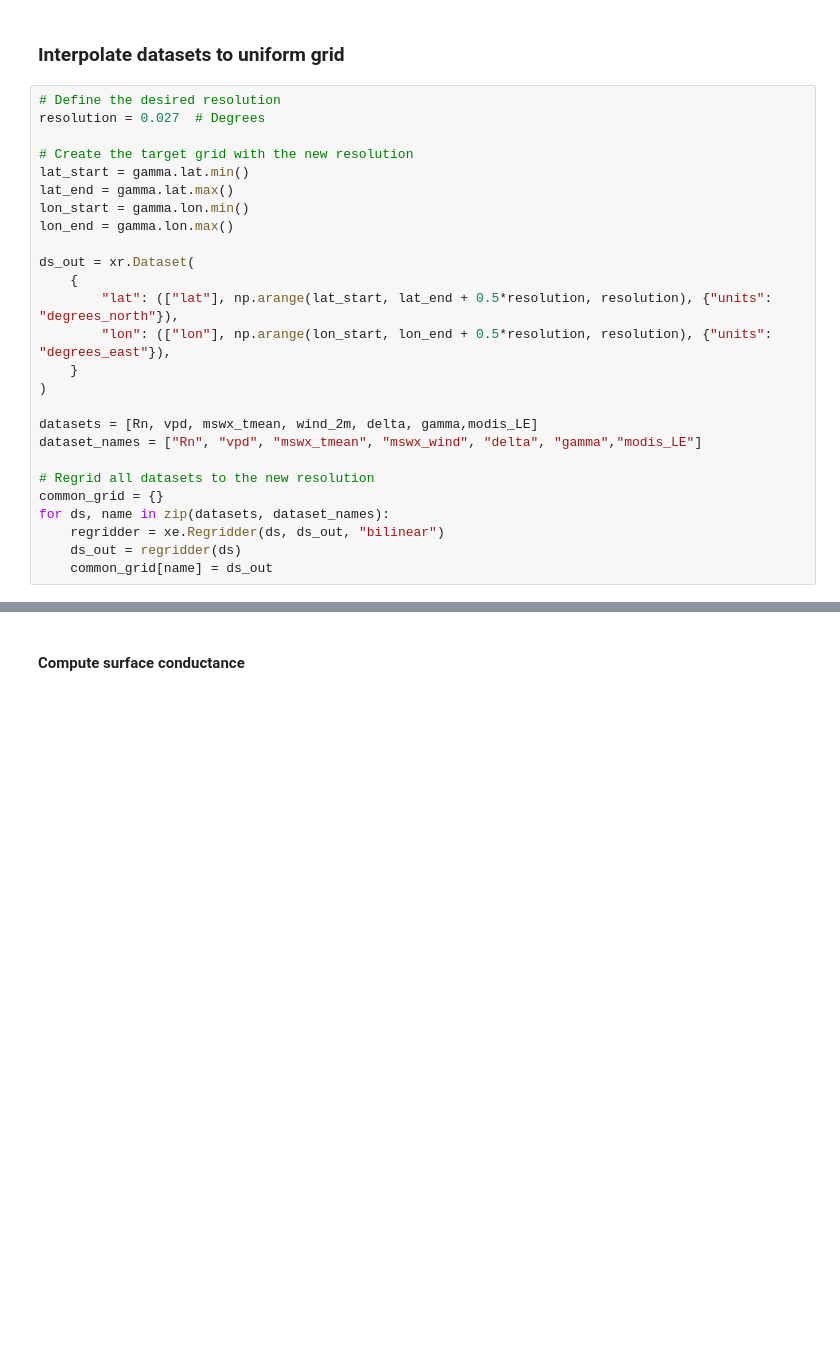
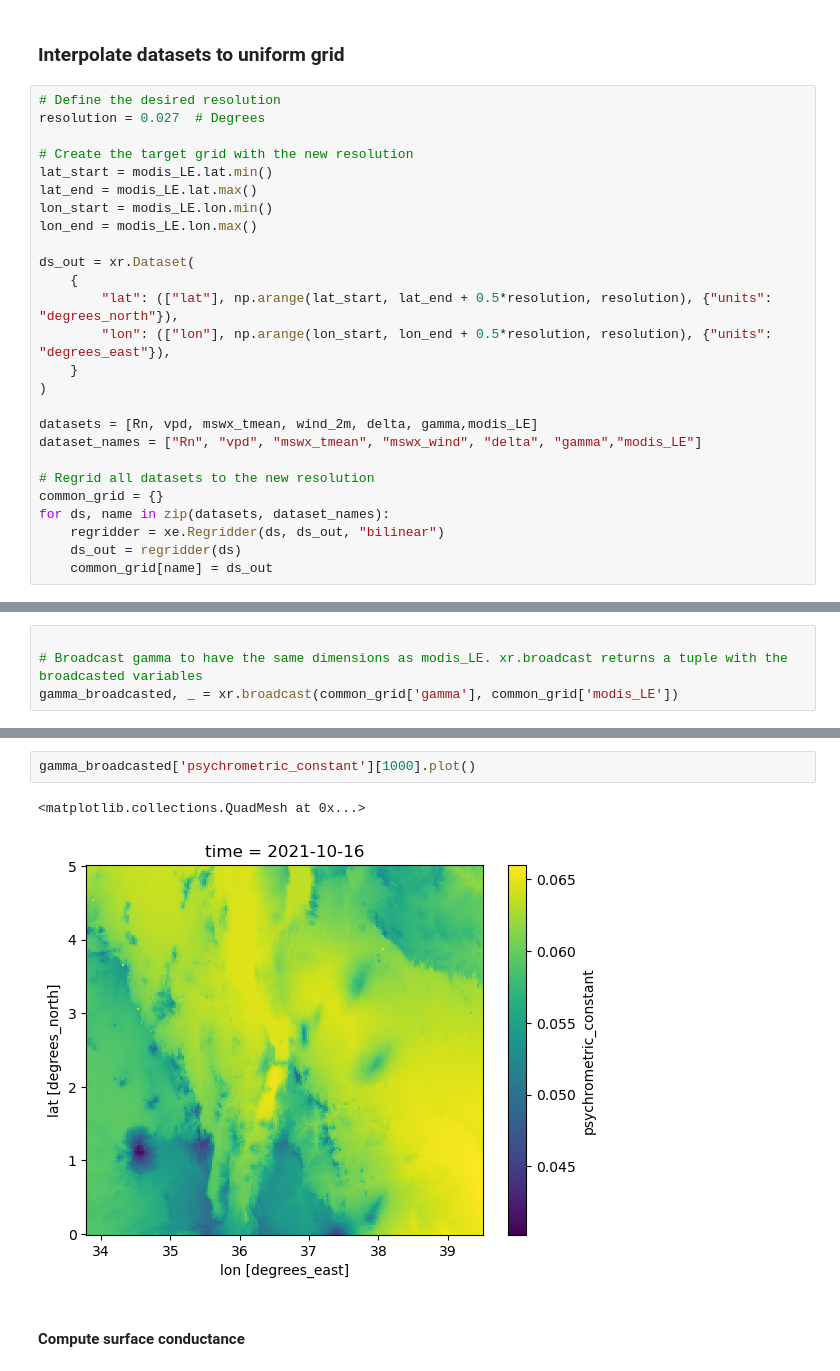
Before and after one commit to klekarkar/carbon_assimilation, a Jupyter notebook: surface_conductance.ipynb, the cells around one changed output, grey strips where cells are left out. Drawn from its saved outputs; the diff is of its cells as text; blank space fills up the shorter version.

```diff
--- a/surface_conductance.ipynb
+++ b/surface_conductance.ipynb
@@ -44,10 +45,10 @@ modis_LE = modis_LE.sel(time=slice("2000-01-01",'2023-10-26'))
 resolution = 0.027  # Degrees
 
 # Create the target grid with the new resolution
-lat_start = gamma.lat.min()
-lat_end = gamma.lat.max()
-lon_start = gamma.lon.min()
-lon_end = gamma.lon.max()
+lat_start = modis_LE.lat.min()
+lat_end = modis_LE.lat.max()
+lon_start = modis_LE.lon.min()
+lon_end = modis_LE.lon.max()
 
 ds_out = xr.Dataset(
     {
@@ -67,0 +73,4 @@ for ds, name in zip(datasets, dataset_names):
+# %%
+
+# Broadcast gamma to have the same dimensions as modis_LE. xr.broadcast returns a tuple with the broadcasted variables
+gamma_broadcasted, _ = xr.broadcast(common_grid['gamma'], common_grid['modis_LE'])
@@ -68,3 +81,8 @@ for ds, name in zip(datasets, dataset_names):
+# %%
+gamma_broadcasted['psychrometric_constant'][1000].plot()
+# %% [output]
+<matplotlib.collections.QuadMesh at 0x...>
+[figure, added]
 # %% [markdown]
 #### Compute surface conductance
 # %%
```
Also changed, not shown: parts of 12 cells of this notebook, 1 other file.
